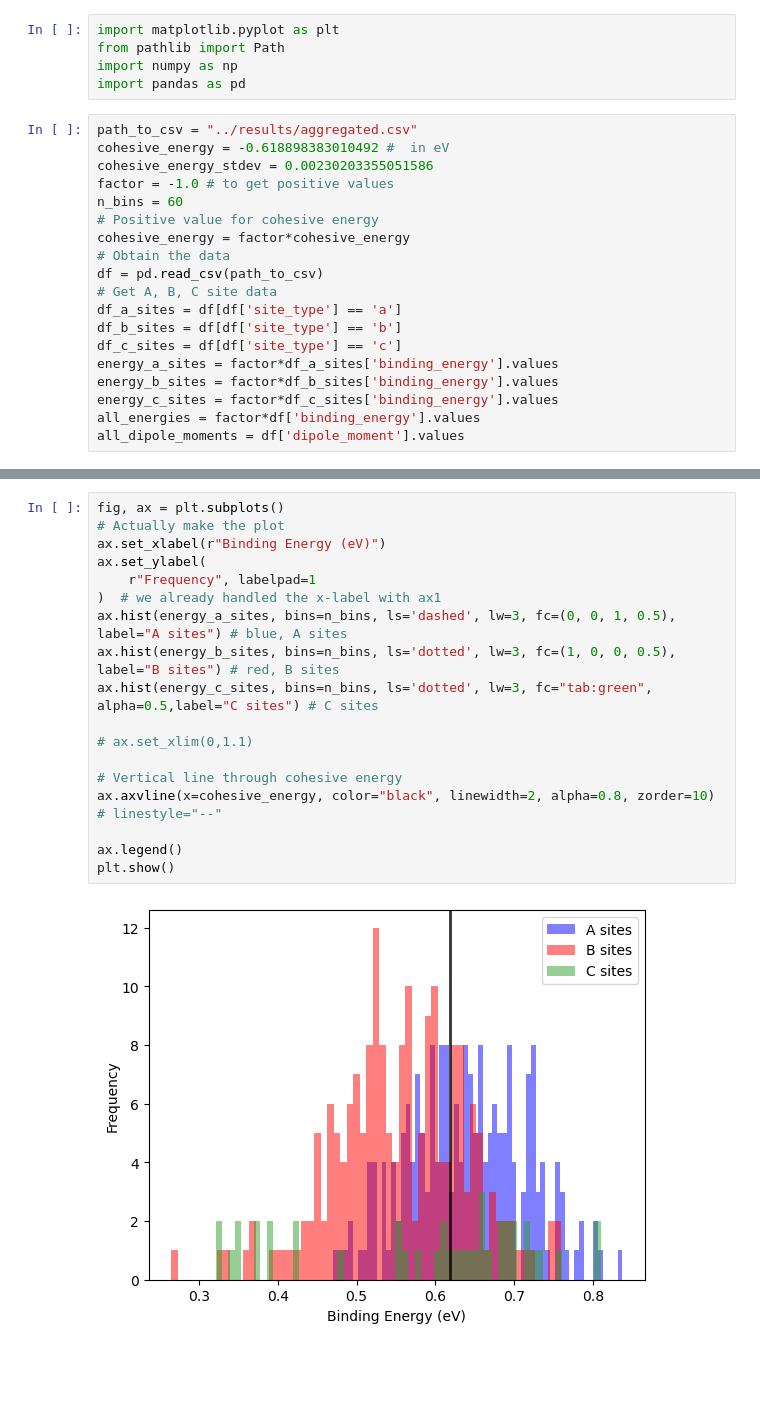
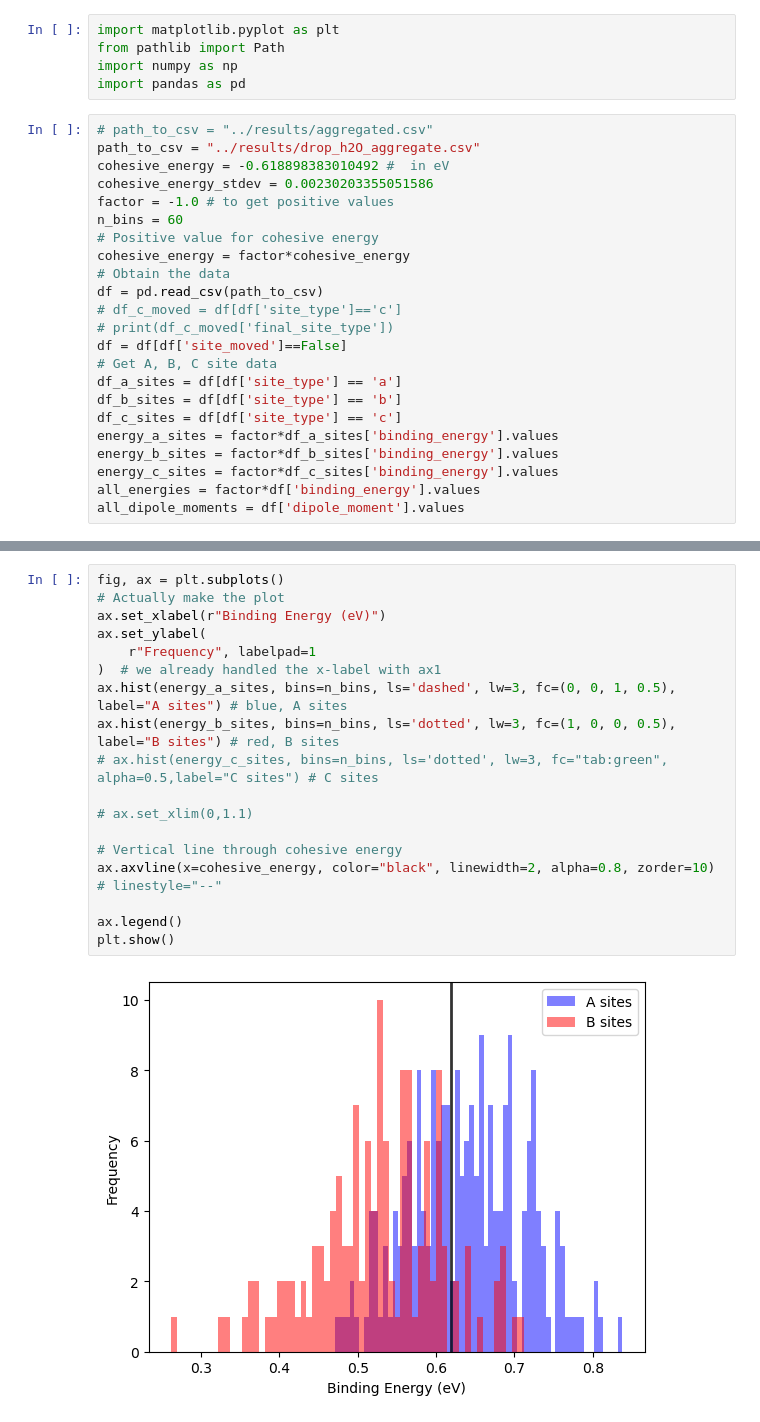
Before and after one commit to amritagos/iceSurfaceWorkFlow, a Jupyter notebook: 2-dropH2O/notebooks/plotting.ipynb, the cells around one changed output, grey strips where cells are left out. Saved outputs shown, nothing was run; the diff lists cells and outputs as text; blank space fills up the shorter version.

```diff
--- a/2-dropH2O/notebooks/plotting.ipynb
+++ b/2-dropH2O/notebooks/plotting.ipynb
@@ -4,7 +4,8 @@ from pathlib import Path
 import numpy as np
 import pandas as pd
 # %%
-path_to_csv = "../results/aggregated.csv"
+# path_to_csv = "../results/aggregated.csv"
+path_to_csv = "../results/drop_h2O_aggregate.csv"
 cohesive_energy = -0.618898383010492 #  in eV
 cohesive_energy_stdev = 0.00230203355051586
 factor = -1.0 # to get positive values
@@ -13,6 +14,9 @@ n_bins = 60
 cohesive_energy = factor*cohesive_energy
 # Obtain the data
 df = pd.read_csv(path_to_csv)
+# df_c_moved = df[df['site_type']=='c']
+# print(df_c_moved['final_site_type'])
+df = df[df['site_moved']==False]
 # Get A, B, C site data
 df_a_sites = df[df['site_type'] == 'a']
 df_b_sites = df[df['site_type'] == 'b']
@@ -43,23 +47,23 @@ all_dipole_moments = df['dipole_moment'].values
 # %%
 fig, ax = plt.subplots()
 # Actually make the plot
 ax.set_xlabel(r"Binding Energy (eV)")
 ax.set_ylabel(
     r"Frequency", labelpad=1
 )  # we already handled the x-label with ax1
 ax.hist(energy_a_sites, bins=n_bins, ls='dashed', lw=3, fc=(0, 0, 1, 0.5), label="A sites") # blue, A sites
 ax.hist(energy_b_sites, bins=n_bins, ls='dotted', lw=3, fc=(1, 0, 0, 0.5), label="B sites") # red, B sites
-ax.hist(energy_c_sites, bins=n_bins, ls='dotted', lw=3, fc="tab:green", alpha=0.5,label="C sites") # C sites
+# ax.hist(energy_c_sites, bins=n_bins, ls='dotted', lw=3, fc="tab:green", alpha=0.5,label="C sites") # C sites
 
 # ax.set_xlim(0,1.1)
 
 # Vertical line through cohesive energy
 ax.axvline(x=cohesive_energy, color="black", linewidth=2, alpha=0.8, zorder=10) # linestyle="--"
 
 ax.legend()
 plt.show()
 # %% [output]
-[figure, old version]
+[figure, new version]
 # %%
 a_sites = len(energy_a_sites)
 b_sites = len(energy_b_sites)
```
Also changed, not shown: parts of 3 cells of this notebook, 2 other files.
